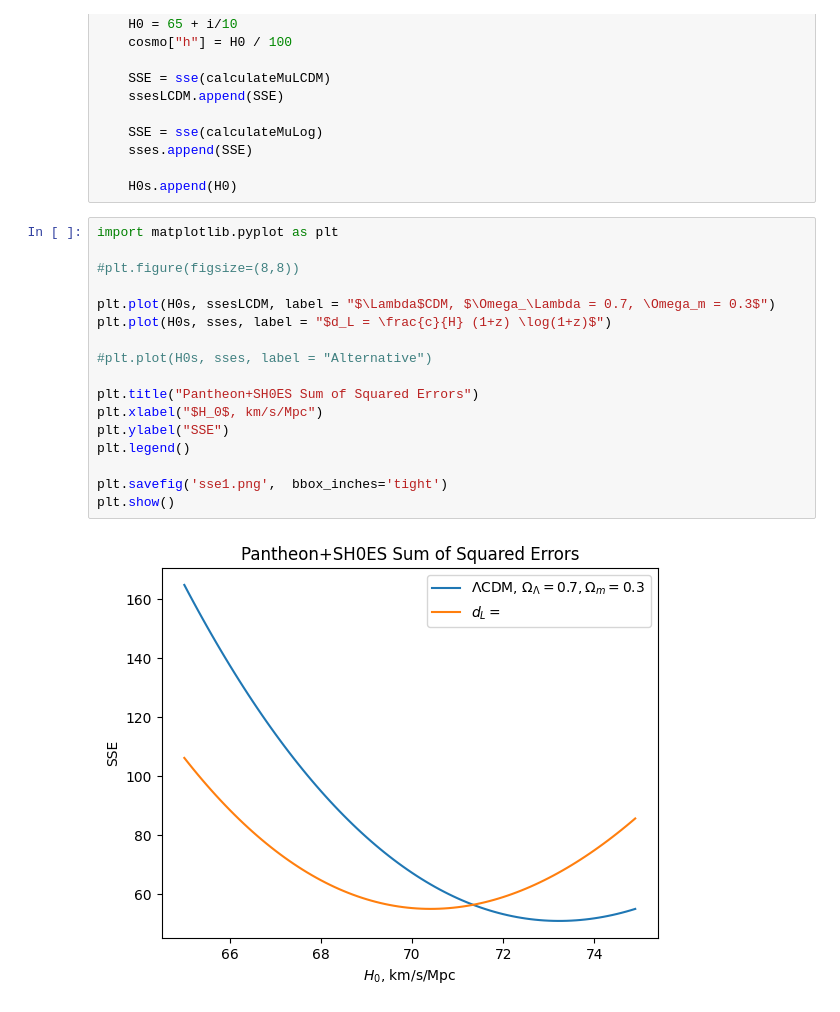
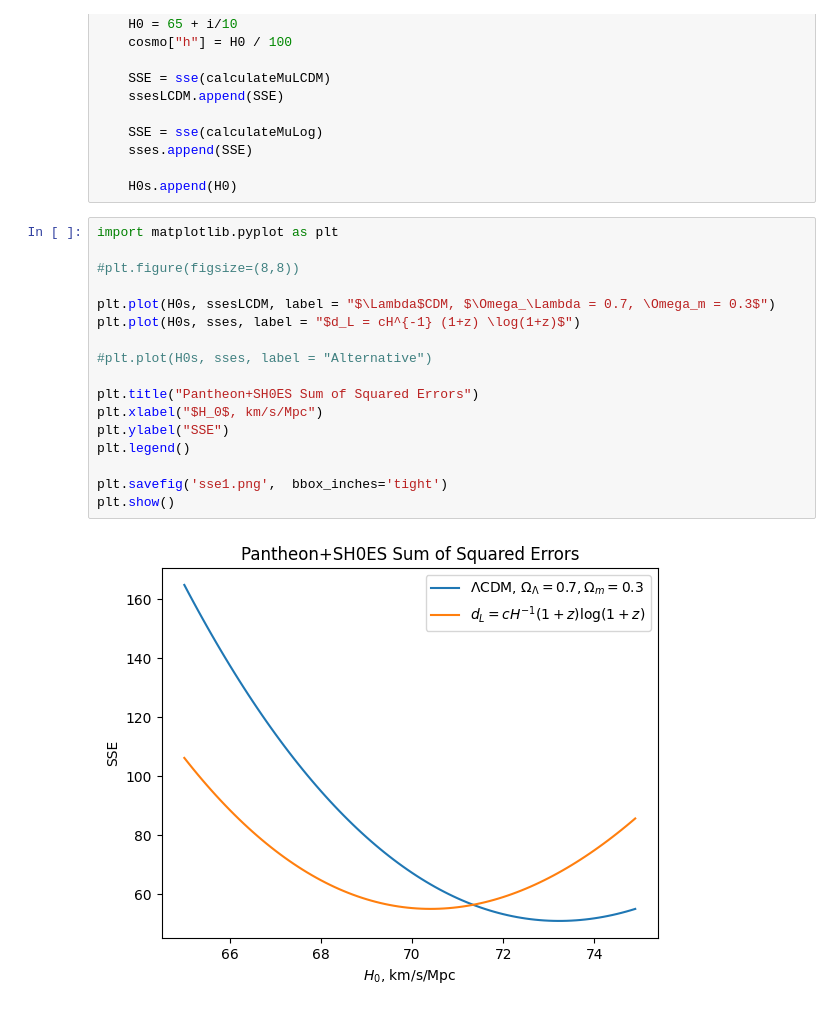
Before and after one commit to mikehelland/hubbles-law, a Jupyter notebook: other/python/sse.ipynb, the cells around one changed output. Drawn from its saved outputs; the diff is of its cells as text.

```diff
--- a/other/python/sse.ipynb
+++ b/other/python/sse.ipynb
@@ -72,19 +72,19 @@ for i in range(100):
 # %%
 import matplotlib.pyplot as plt
 
 #plt.figure(figsize=(8,8))
 
 plt.plot(H0s, ssesLCDM, label = "$\Lambda$CDM, $\Omega_\Lambda = 0.7, \Omega_m = 0.3$")
-plt.plot(H0s, sses, label = "$d_L = \frac{c}{H} (1+z) \log(1+z)$")
+plt.plot(H0s, sses, label = "$d_L = cH^{-1} (1+z) \log(1+z)$")
 
 #plt.plot(H0s, sses, label = "Alternative")
 
 plt.title("Pantheon+SH0ES Sum of Squared Errors")
 plt.xlabel("$H_0$, km/s/Mpc")
 plt.ylabel("SSE")
 plt.legend()
 
 plt.savefig('sse1.png',  bbox_inches='tight')
 plt.show()
 # %% [output]
-[figure, old version]
+[figure, new version]
```
Also changed, not shown: 1 other file.
